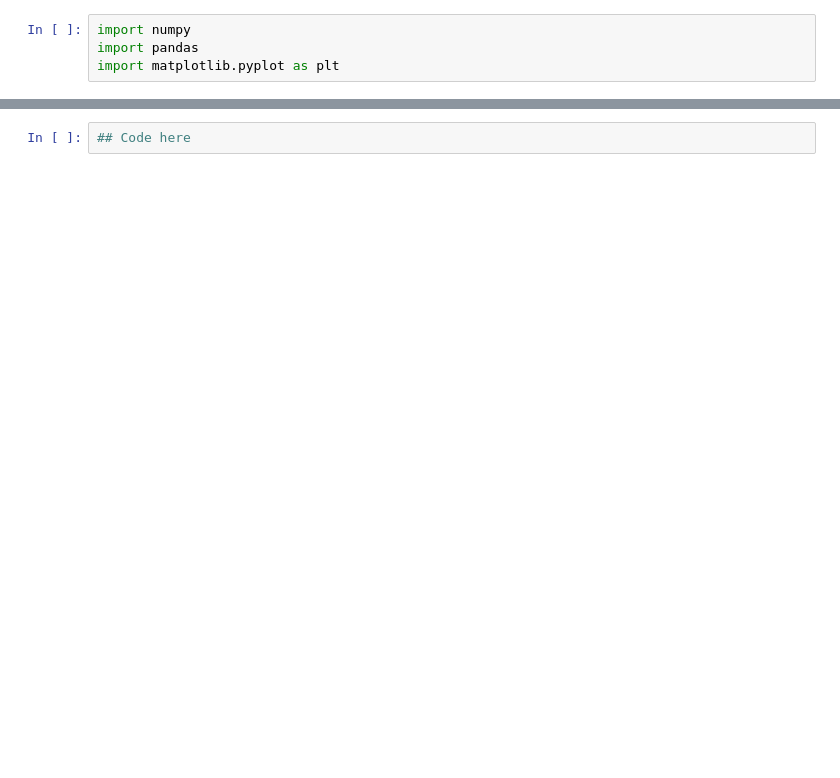
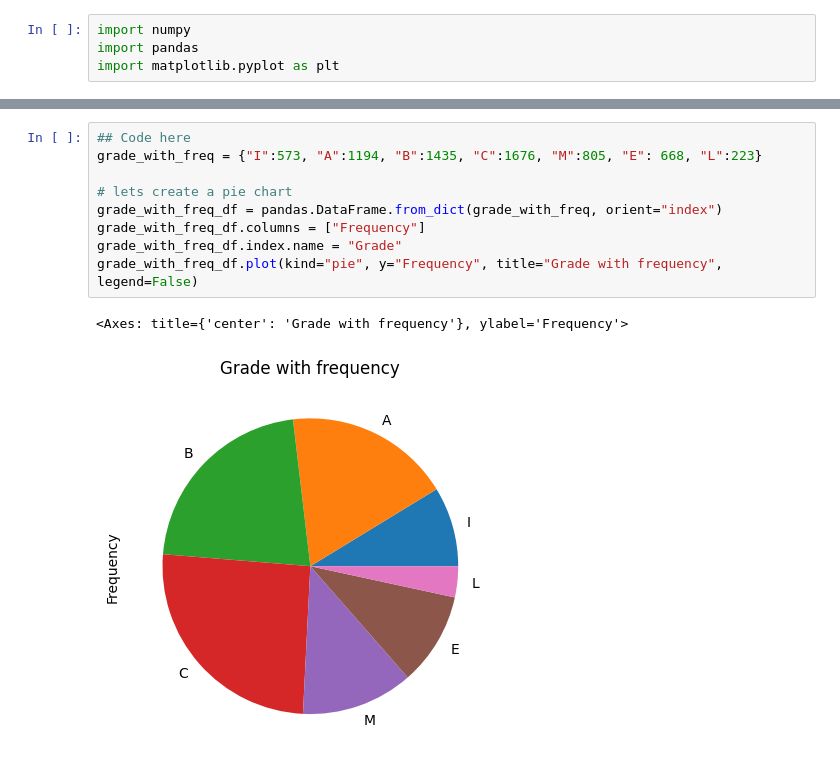
Before and after one commit to walterairs/statsandprobs, a Jupyter notebook: statistics/lesson_four.ipynb, the cells around one changed output, grey strips where cells are left out. Drawn from its saved outputs; the diff is of its cells as text; blank space fills up the shorter version.

```diff
--- a/statistics/lesson_four.ipynb
+++ b/statistics/lesson_four.ipynb
@@ -13,4 +25,14 @@ import matplotlib.pyplot as plt
-# %%
-## Code here
+# %%
+## Code here
+grade_with_freq = {"I":573, "A":1194, "B":1435, "C":1676, "M":805, "E": 668, "L":223}
+
+# lets create a pie chart
+grade_with_freq_df = pandas.DataFrame.from_dict(grade_with_freq, orient="index")
+grade_with_freq_df.columns = ["Frequency"]
+grade_with_freq_df.index.name = "Grade"
+grade_with_freq_df.plot(kind="pie", y="Frequency", title="Grade with frequency", legend=False)
+# %% [output]
+<Axes: title={'center': 'Grade with frequency'}, ylabel='Frequency'>
+[figure, added]
 # %% [markdown]
 4.3 Tavoitteena on esittää tiettyjen kansalaisuuksien lukumäärä Suomessa. Alla olevassa taulukossa on näiden kansalaisuuksien jakauma. Piirrä tähän tilanteeseen mielestäsi sopiva kaavio valitsemallasi ohjelmistolla.
```
Also changed, not shown: parts of 16 cells of this notebook, 7 other files.
